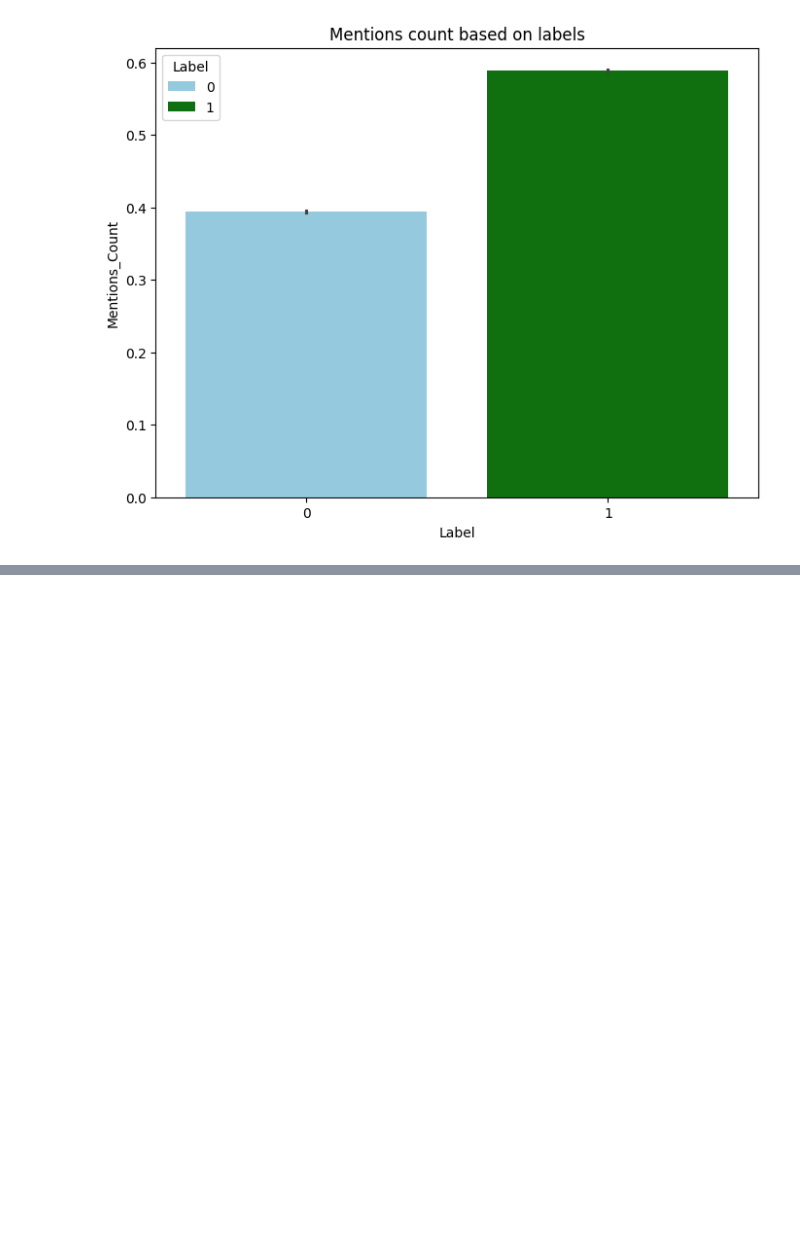
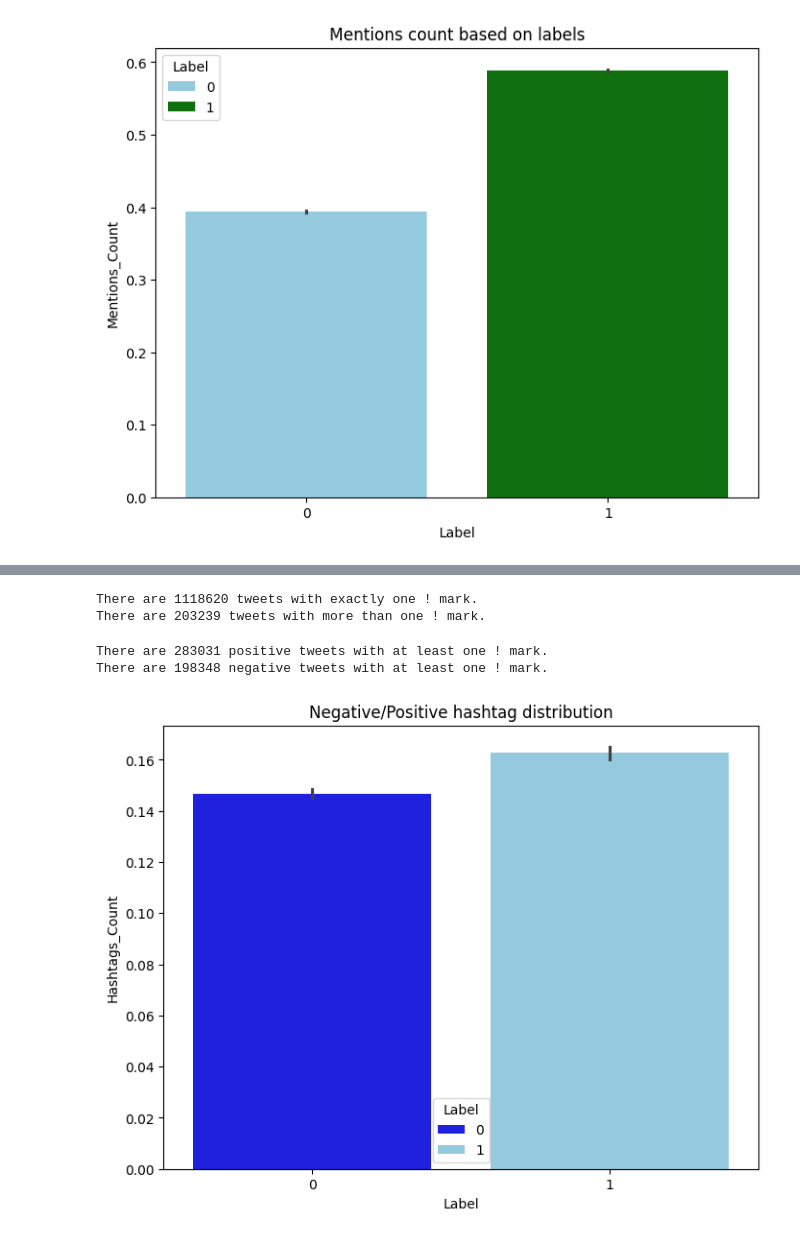
Before and after one commit to parsahdy/-Twitter-Sentiment-Analysis, a Jupyter notebook: notebooks/01_eda.ipynb, the cells around one changed output, grey strips where cells are left out. Cells and saved outputs as stored; diff of their text form; code cells hidden in the pictures; blank space fills up the shorter version.

```diff
--- a/notebooks/01_eda.ipynb
+++ b/notebooks/01_eda.ipynb
@@ -343,0 +458,6 @@ plt.show()
+# %%
+exc_pattern = r"!"
+
+exclamation_mark = df["Tweet"].fillna("").str.findall(exc_pattern)
+
+exclamation_mark
@@ -343,0 +477,4 @@ plt.show()
+# %%
+df["Exclamation_Count"] = exclamation_mark.str.len()
+
+df.head()
@@ -343,0 +488,27 @@ plt.show()
+# %%
+exlamation_count1 = df["Exclamation_Count"].eq(0).sum()
+exlamation_count2 = df["Exclamation_Count"].gt(1).sum()
+
+print(f"There are {exlamation_count1} tweets with exactly one ! mark.")
+print(f"There are {exlamation_count2} tweets with more than one ! mark.")
+# %% [output]
+There are 1118620 tweets with exactly one ! mark.
+There are 203239 tweets with more than one ! mark.
+# %%
+positive_exclamationmark_count = ((df["Label"] == 1) & (df["Exclamation_Count"] > 0)).sum()
+negative_exclamationmark_count = ((df["Label"] == 0) & (df["Exclamation_Count"] > 0)).sum()
+
+print(f"There are {positive_exclamationmark_count} positive tweets with at least one ! mark.")
+print(f"There are {negative_exclamationmark_count} negative tweets with at least one ! mark.")
+# %% [output]
+There are 283031 positive tweets with at least one ! mark.
+There are 198348 negative tweets with at least one ! mark.
+# %%
+plt.figure(figsize=(8, 6))
+sns.barplot(data=df, x="Label", y="Question_Count", hue="Label", palette=("blue", "skyblue"))
+plt.title("Negative/Positive hashtag distribution")
+plt.xlabel("Label")
+plt.ylabel("Hashtags_Count")
+plt.show()
+# %% [output]
+[figure, added]
```
Also changed, not shown: parts of 31 cells of this notebook.
